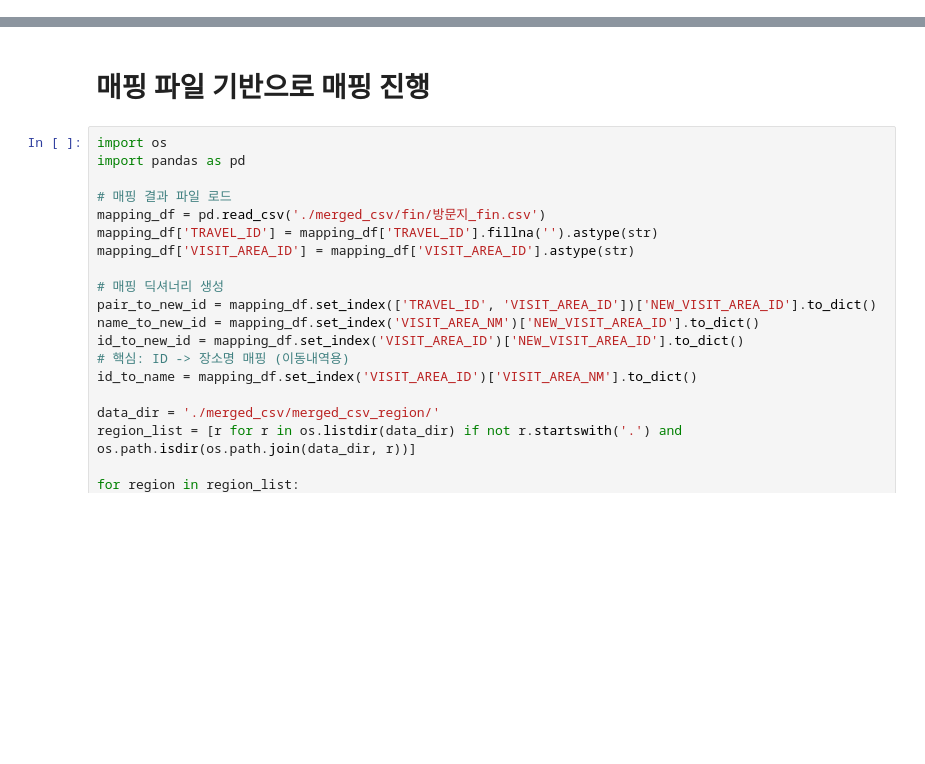
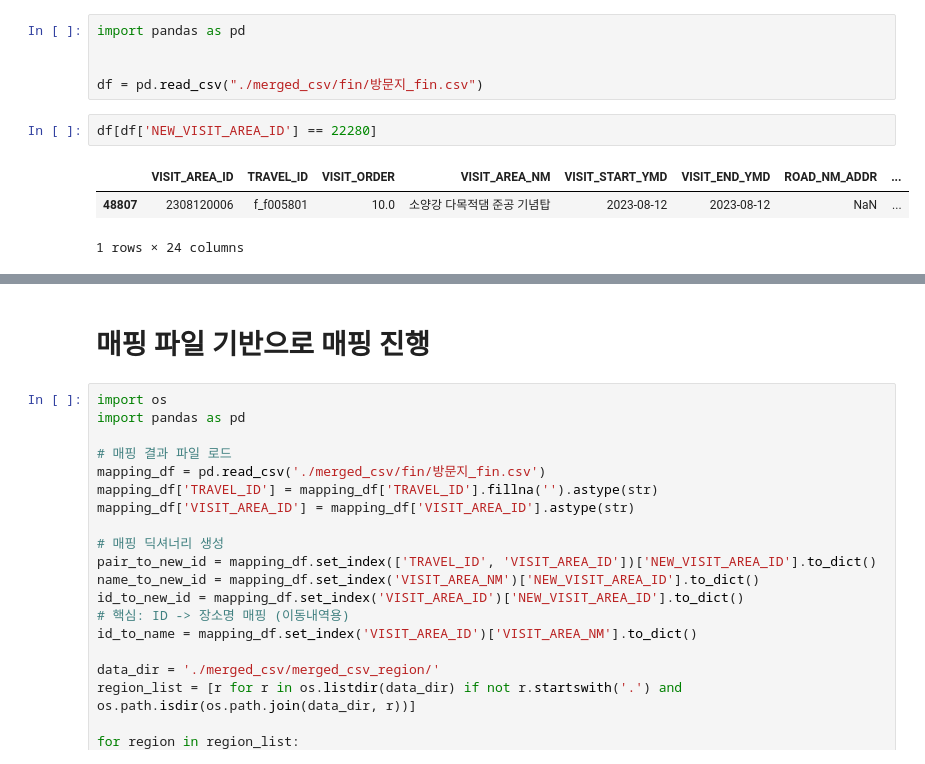
Before and after one commit to UnknwonD/GNN_Recommend, a Jupyter notebook: process_total/area_id_mapping.ipynb, the cells around one changed output, grey strips where cells are left out. Drawn from its saved outputs; the diff is of its cells as text; blank space fills up the shorter version.

```diff
--- a/process_total/area_id_mapping.ipynb
+++ b/process_total/area_id_mapping.ipynb
@@ -0,0 +1,11 @@
+# %%
+import pandas as pd
+
+
+df = pd.read_csv("./merged_csv/fin/방문지_fin.csv")
+# %%
+df[df['NEW_VISIT_AREA_ID'] == 22280]
+# %% [output]
+|  | VISIT_AREA_ID | TRAVEL_ID | VISIT_ORDER | VISIT_AREA_NM | VISIT_START_YMD | VISIT_END_YMD | ROAD_NM_ADDR | ... |
+| 48807 | 2308120006 | f_f005801 | 10.0 | 소양강 다목적댐 준공 기념탑 | 2023-08-12 | 2023-08-12 | NaN | ... |
+1 rows × 24 columns
```
Also changed, not shown: parts of 2 cells of this notebook, 1 other file.
